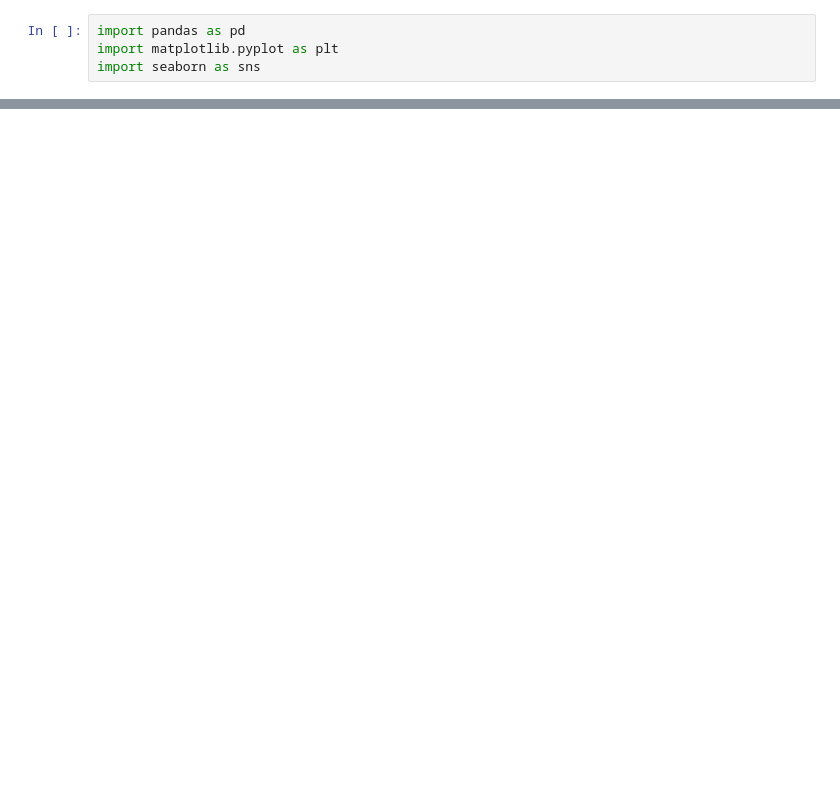
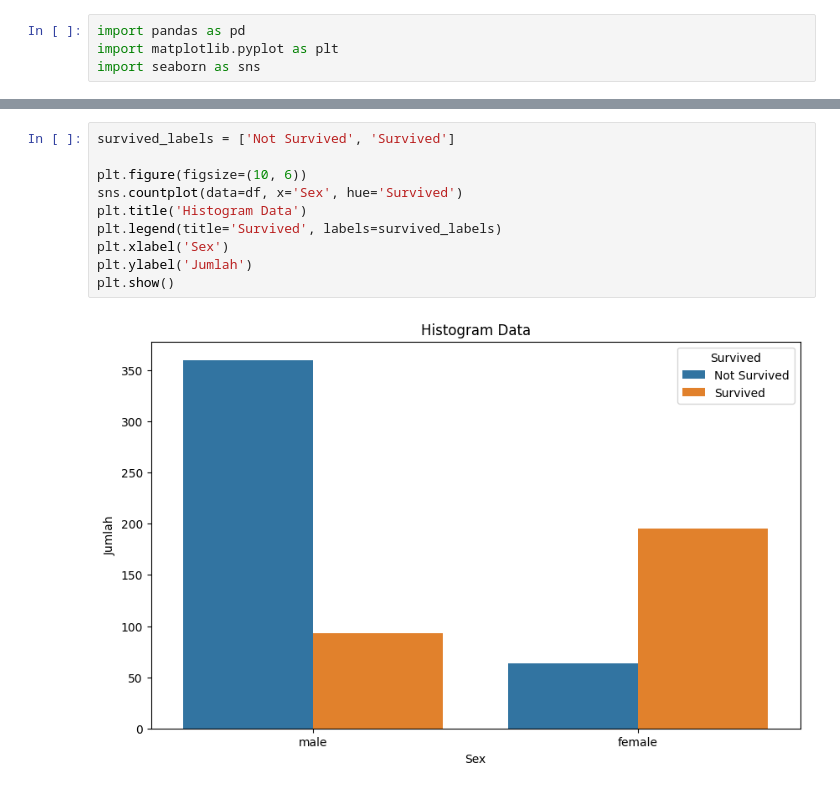
Before and after one commit to WawanWidiantara/Single-Layer-Perceptron, a Jupyter notebook: Single-Layer-Perceptron/Visualisasi Data/Visualisasi_Data_Training.ipynb, the cells around one changed output, grey strips where cells are left out. Drawn from its saved outputs; the diff is of its cells as text; blank space fills up the shorter version.

```diff
--- a/Single-Layer-Perceptron/Visualisasi Data/Visualisasi_Data_Training.ipynb
+++ b/Single-Layer-Perceptron/Visualisasi Data/Visualisasi_Data_Training.ipynb
@@ -14,0 +27,12 @@ df.head()
+# %%
+survived_labels = ['Not Survived', 'Survived']
+
+plt.figure(figsize=(10, 6))
+sns.countplot(data=df, x='Sex', hue='Survived')
+plt.title('Histogram Data')
+plt.legend(title='Survived', labels=survived_labels)
+plt.xlabel('Sex')
+plt.ylabel('Jumlah')
+plt.show()
+# %% [output]
+[figure, added]
```
Also changed, not shown: parts of 12 cells of this notebook, 1 other file.
